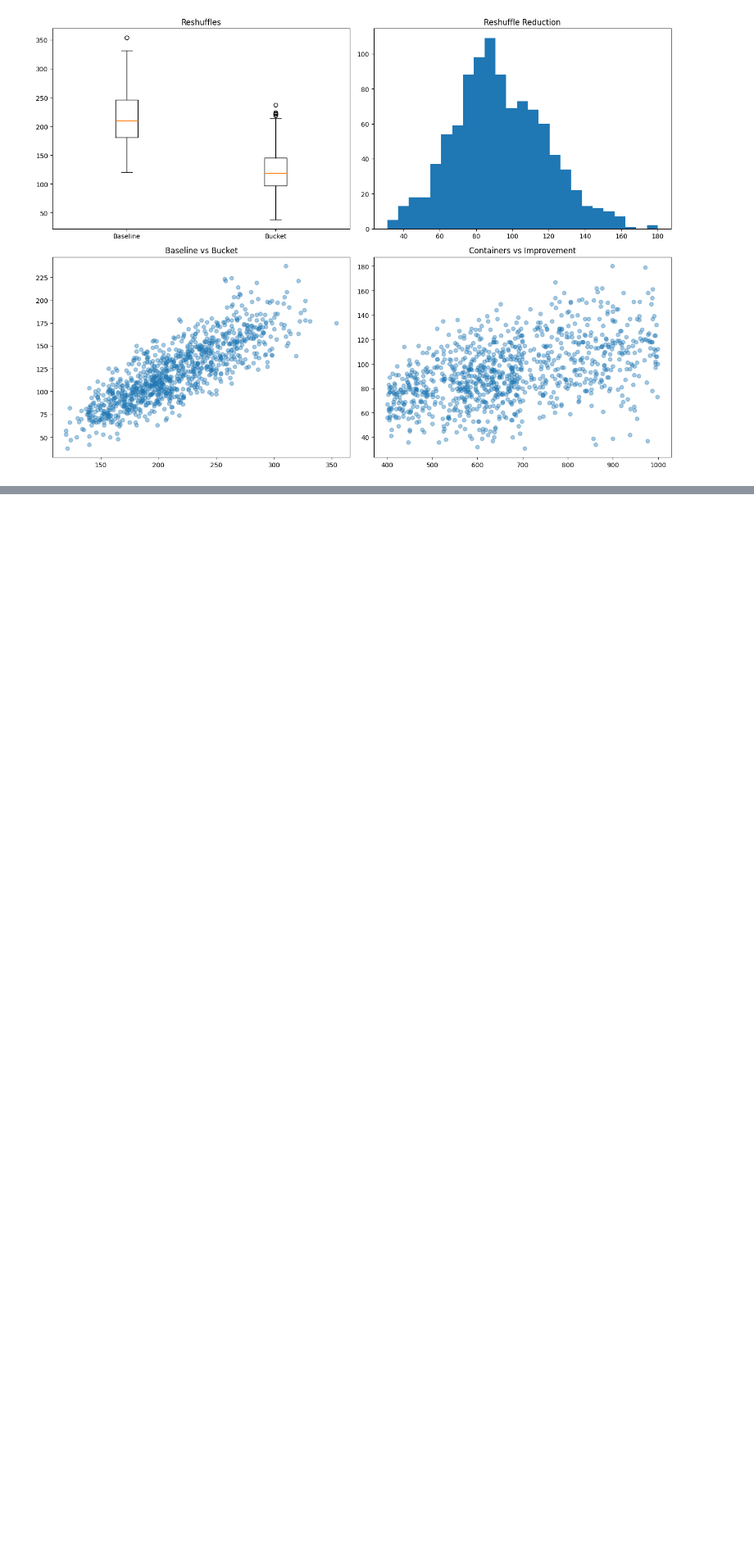
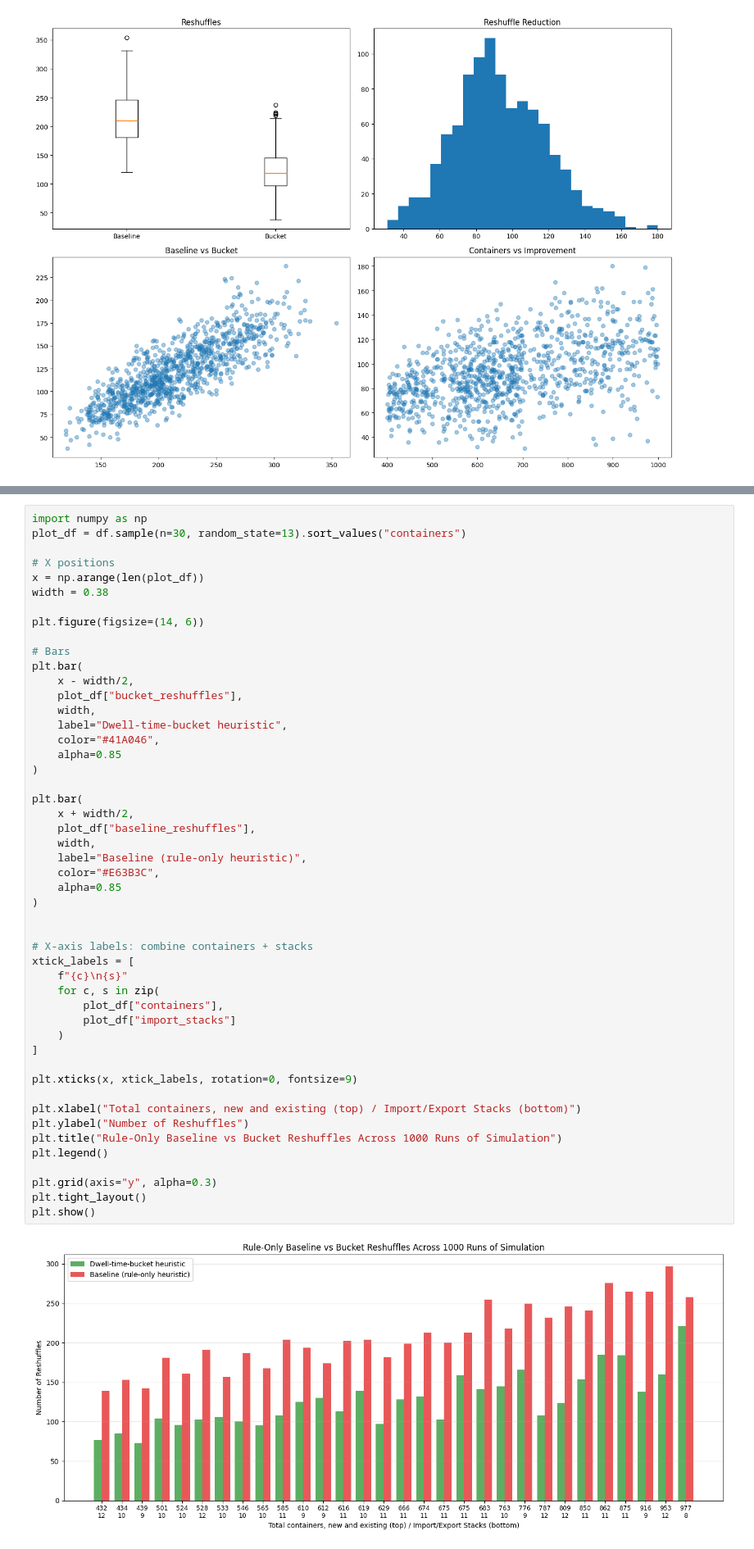
Before and after one commit to kellyegorman/eurogate-twin, a Jupyter notebook: simulation/visualize_1000_simulation.ipynb, the cells around one changed output, grey strips where cells are left out. Shown at 82% size. Drawn from its saved outputs; the diff is of its cells as text; blank space fills up the shorter version.

```diff
--- a/simulation/visualize_1000_simulation.ipynb
+++ b/simulation/visualize_1000_simulation.ipynb
@@ -243,0 +244,51 @@ plt.show()
+# %%
+import numpy as np
+plot_df = df.sample(n=30, random_state=13).sort_values("containers")
+
+# X positions
+x = np.arange(len(plot_df))
+width = 0.38
+
+plt.figure(figsize=(14, 6))
+
+# Bars
+plt.bar(
+    x - width/2,
+    plot_df["bucket_reshuffles"],
+    width,
+    label="Dwell-time-bucket heuristic",
+    color="#41A046",
+    alpha=0.85
+)
+
+plt.bar(
+    x + width/2,
+    plot_df["baseline_reshuffles"],
+    width,
+    label="Baseline (rule-only heuristic)",
+    color="#E63B3C",
+    alpha=0.85
+)
+
+
+# X-axis labels: combine containers + stacks
+xtick_labels = [
+    f"{c}\n{s}"
+    for c, s in zip(
+        plot_df["containers"],
+        plot_df["import_stacks"]
+    )
+]
+
+plt.xticks(x, xtick_labels, rotation=0, fontsize=9)
+
+plt.xlabel("Total containers, new and existing (top) / Import/Export Stacks (bottom)")
+plt.ylabel("Number of Reshuffles")
+plt.title("Rule-Only Baseline vs Bucket Reshuffles Across 1000 Runs of Simulation")
+plt.legend()
+
+plt.grid(axis="y", alpha=0.3)
+plt.tight_layout()
+plt.show()
+# %% [output]
+[figure, added]
```
Also changed, not shown: parts of 1 cell of this notebook, 1 other file.
